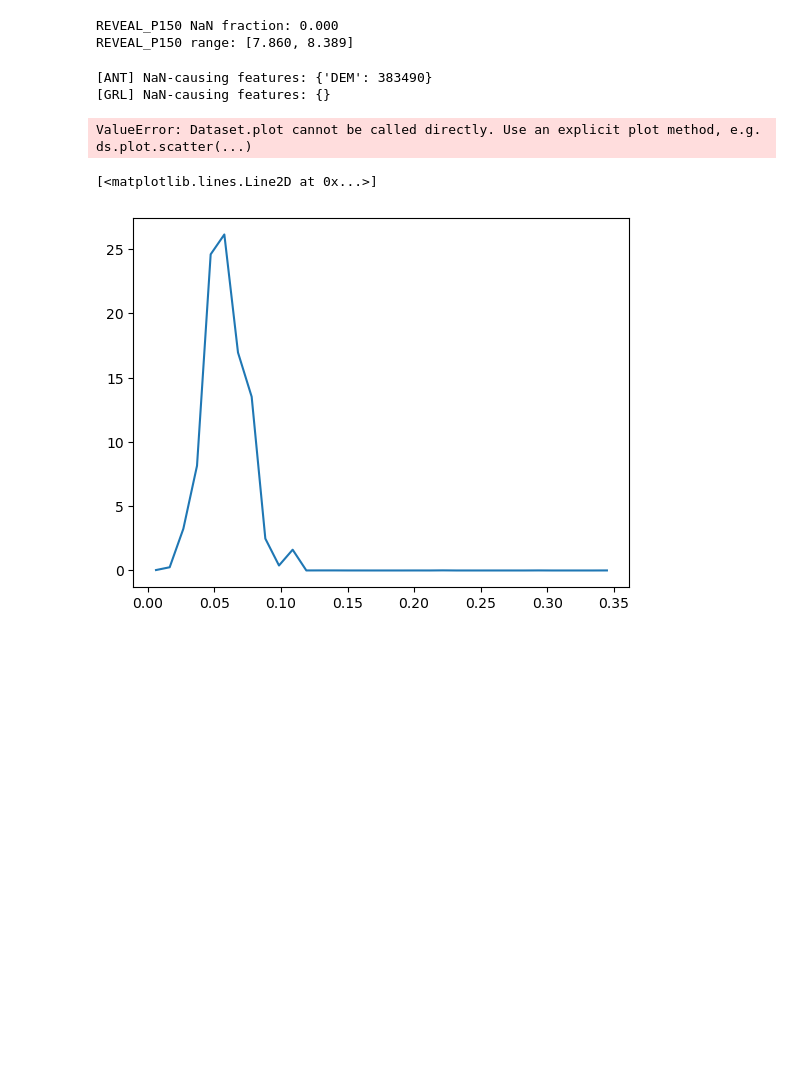
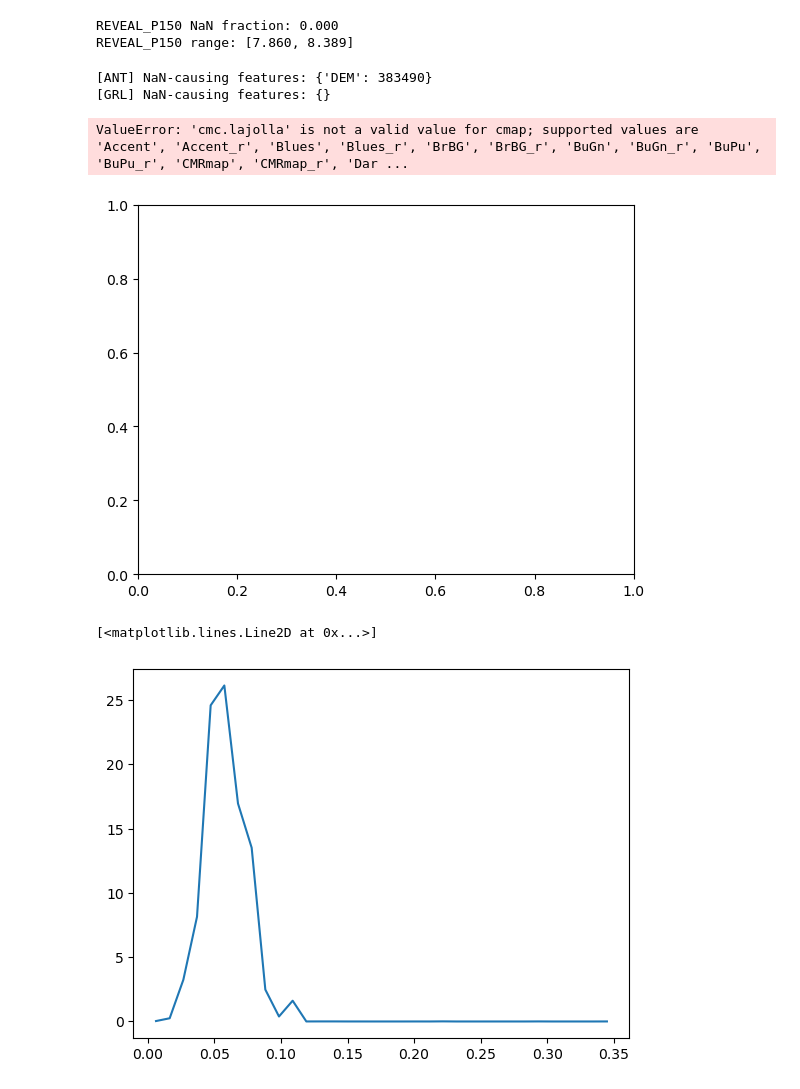
Before and after one commit to TobbeTripitaka/Aq2, a Jupyter notebook: 5c_SIM_TARGETS.ipynb, the cells around one changed output. Drawn from its saved outputs; the diff is of its cells as text; code cells hidden in the pictures; blank space fills up the shorter version.

```diff
--- a/5c_SIM_TARGETS.ipynb
+++ b/5c_SIM_TARGETS.ipynb
@@ -627,11 +637,10 @@ for grid_cfg in TARGET_GRIDS:
 [ANT] NaN-causing features: {'DEM': 383490}
 [GRL] NaN-causing features: {}
 # %%
-results_sim['ant']['ds']
-
-TARGET_GRIDS[0]['agrid'].map('sim_q50_corr', cmap = hf_cmap, vmin = q_min, vmax = q_max)
+results_sim_ds['ant']['sim_q_corr'].plot(cmap = hf_cmap, vmin = q_min, vmax = q_max)
 # %% [output]
-ValueError: Dataset.plot cannot be called directly. Use an explicit plot method, e.g. ds.plot.scatter(...)
+ValueError: 'cmc.lajolla' is not a valid value for cmap; supported values are 'Accent', 'Accent_r', 'Blues', 'Blues_r', 'BrBG', 'BrBG_r', 'BuGn', 'BuGn_r', 'BuPu', 'BuPu_r', 'CMRmap', 'CMRmap_r', 'Dar ...
+[figure, added]
 # %%
 plt.plot(results_sim['ant']['ds']['bin'], results_sim['ant']['ds']['sim_hist'].values[400, 500, :])
 # %% [output]
```
Also changed, not shown: parts of 12 cells of this notebook, 2 other files.
